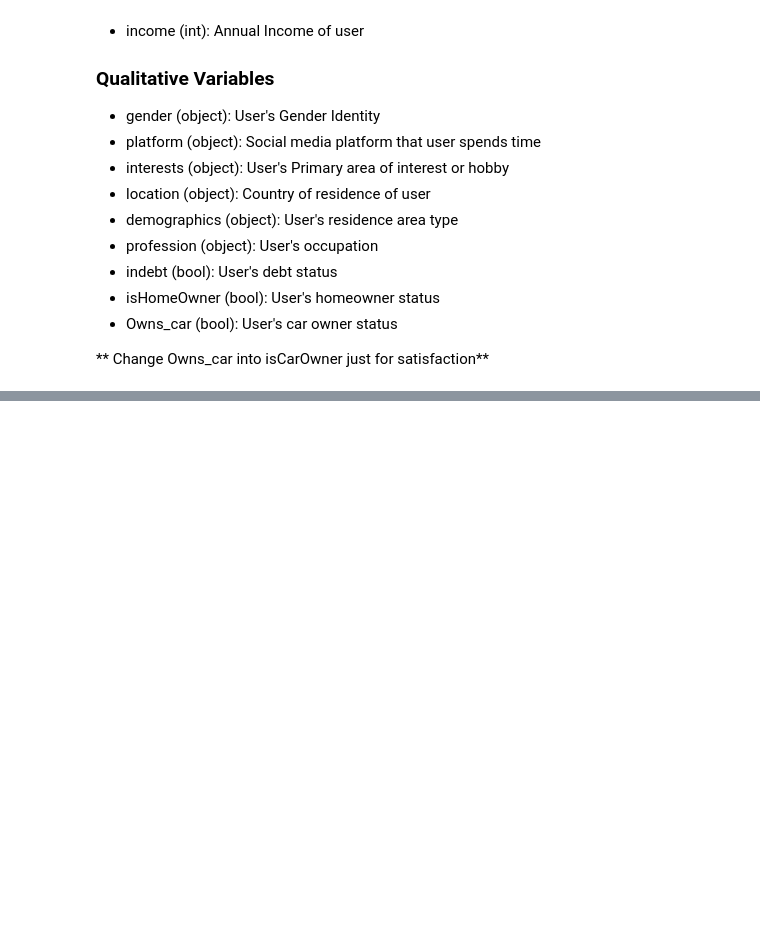
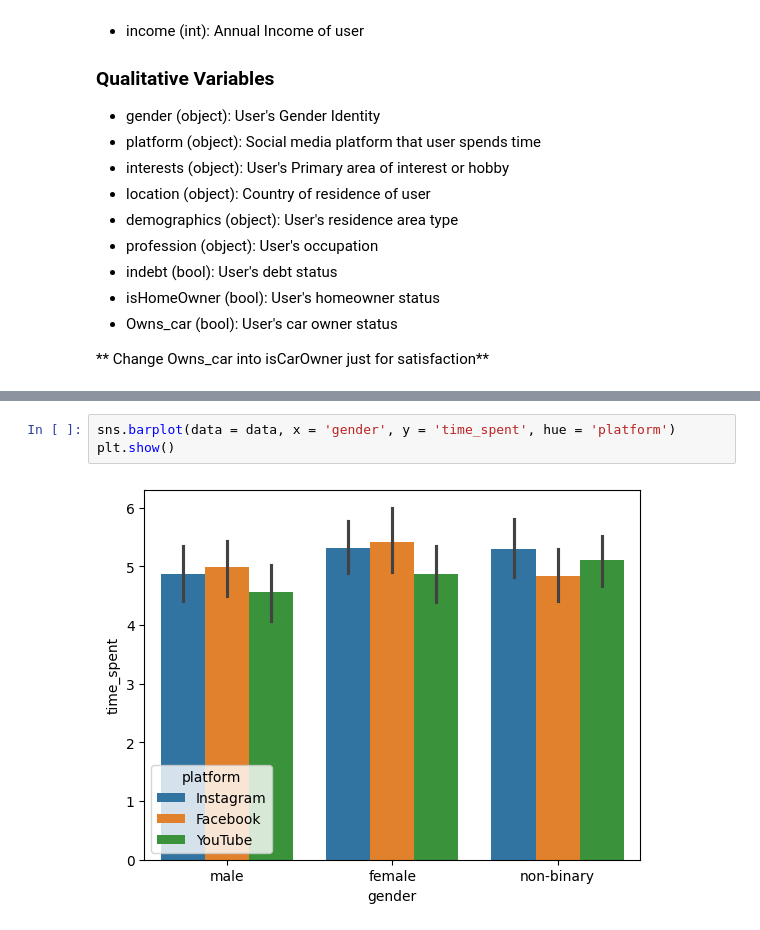
Before and after one commit to lexinlevan1/Data_Analysis_Streamlit, a Jupyter notebook: project_jupyter.ipynb, the cells around one changed output, grey strips where cells are left out. Saved outputs shown, nothing was run; the diff lists cells and outputs as text; blank space fills up the shorter version.

```diff
--- a/project_jupyter.ipynb
+++ b/project_jupyter.ipynb
@@ -68,0 +91,5 @@ data.head()
+# %%
+sns.barplot(data = data, x = 'gender', y = 'time_spent', hue = 'platform')
+plt.show()
+# %% [output]
+[figure, added]
```
Also changed, not shown: parts of 7 cells of this notebook.
